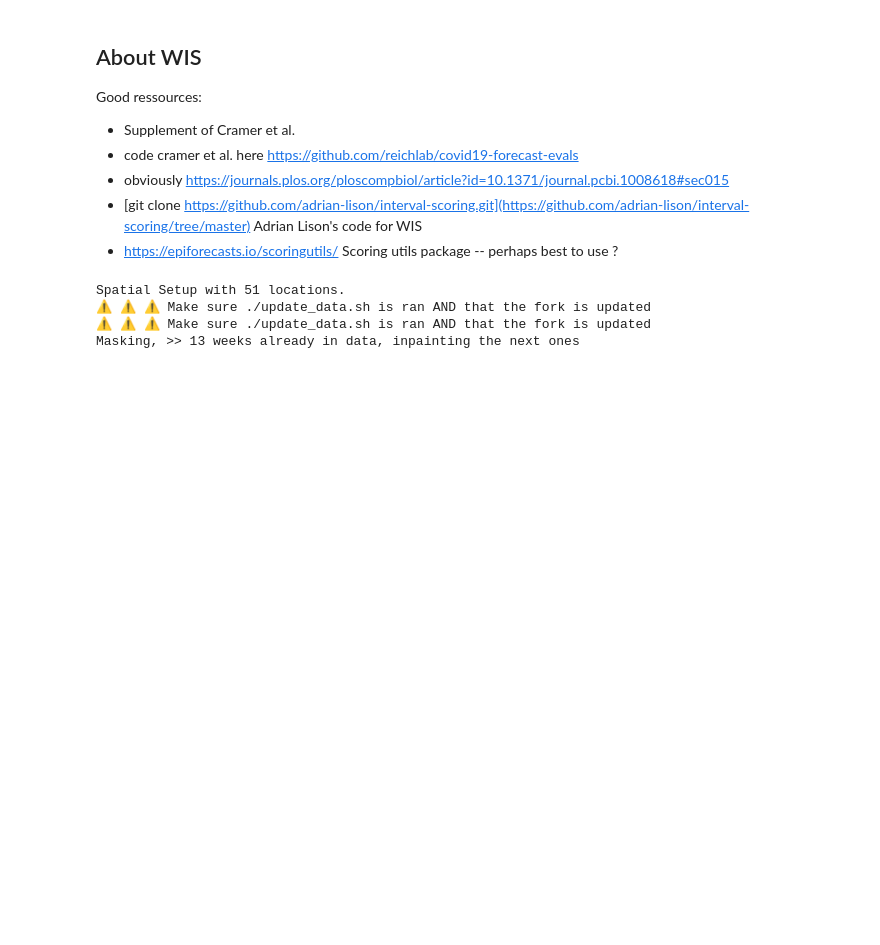
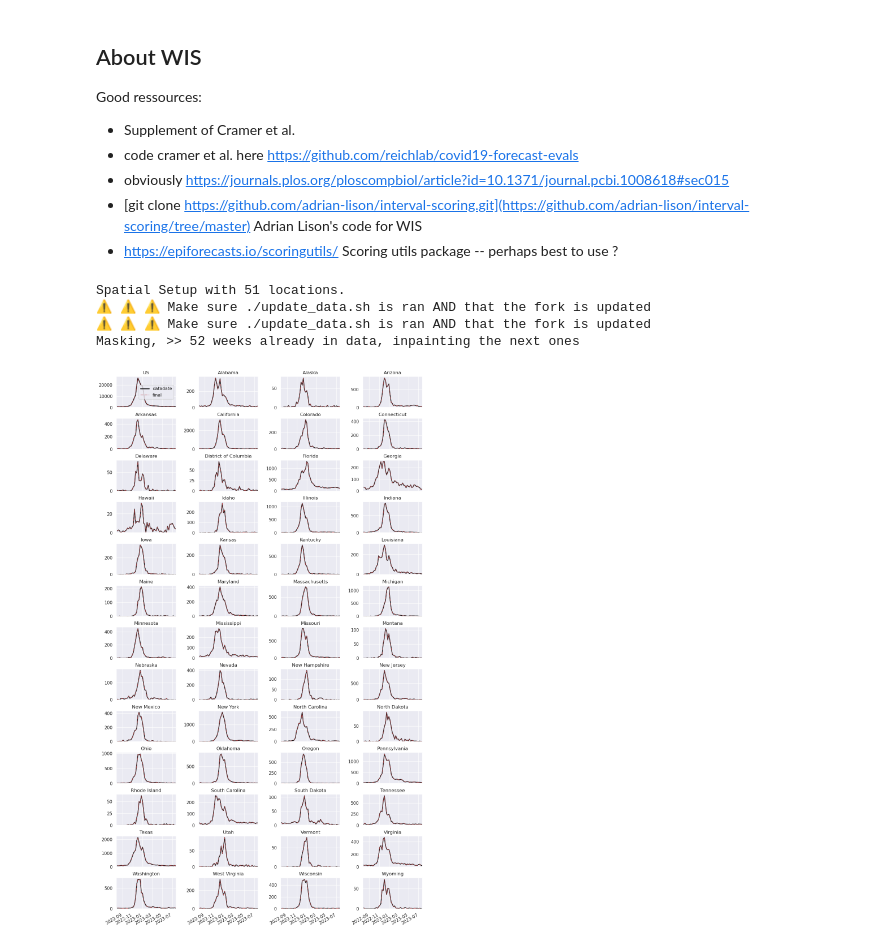
Before and after one commit to CyGei/influpaint, a Jupyter notebook: evaluate.ipynb, the cells around one changed output. Drawn from its saved outputs; the diff is of its cells as text; code cells hidden in the pictures; blank space fills up the shorter version.

```diff
--- a/evaluate.ipynb
+++ b/evaluate.ipynb
@@ -130,8 +130,8 @@ batch_size=512
 season_first_year="2022"
 import nn_blocks, idplots, ddpm, myutils, inpaint, ground_truth
 gt1 = ground_truth.GroundTruth(season_first_year=season_first_year,
-                                data_date=datetime.datetime(2022,10,25),
-                                mask_date=datetime.datetime(2022,10,25),
+                                data_date=datetime.datetime(2023,7,25),
+                                mask_date=datetime.datetime(2023,7,25),
                                 channels=channels,
                                 image_size=image_size,
                                 nogit=True #so git is not damaged.
@@ -140,7 +140,7 @@ gt1 = ground_truth.GroundTruth(season_first_year=season_first_year,
 Spatial Setup with 51 locations.
 ⚠️ ⚠️ ⚠️ Make sure ./update_data.sh is ran AND that the fork is updated
 ⚠️ ⚠️ ⚠️ Make sure ./update_data.sh is ran AND that the fork is updated
-Masking, >> 13 weeks already in data, inpainting the next ones
+Masking, >> 52 weeks already in data, inpainting the next ones
 # %%
 def score_Nwk_forecasts(gt, forecasts, n=4) -> pd.DataFrame:
     if isinstance(gt, str):
@@ -273,3 +273,7 @@ my_model_list = ["test::model_MyUnet200::dataset_R1Fv::trans_Lins::enrich_No::80
 # %ls /work/users/c/h/chadi/influpaint_res/3d47f4a_2023-11-07/forecasts/
 # %%
 #%ls /work/users/c/h/chadi/influpaint_res/3d47f4a_2023-11-07/forecasts/test::model_MyUnet200::dataset_R1::trans_Lins::enrich_No::800::inpaint_CoPaint::conf_celebahq/
+# %%
+gt1.plot()
+# %% [output]
+[figure, added]
```
Also changed, not shown: parts of 12 cells of this notebook, 4 other files.
